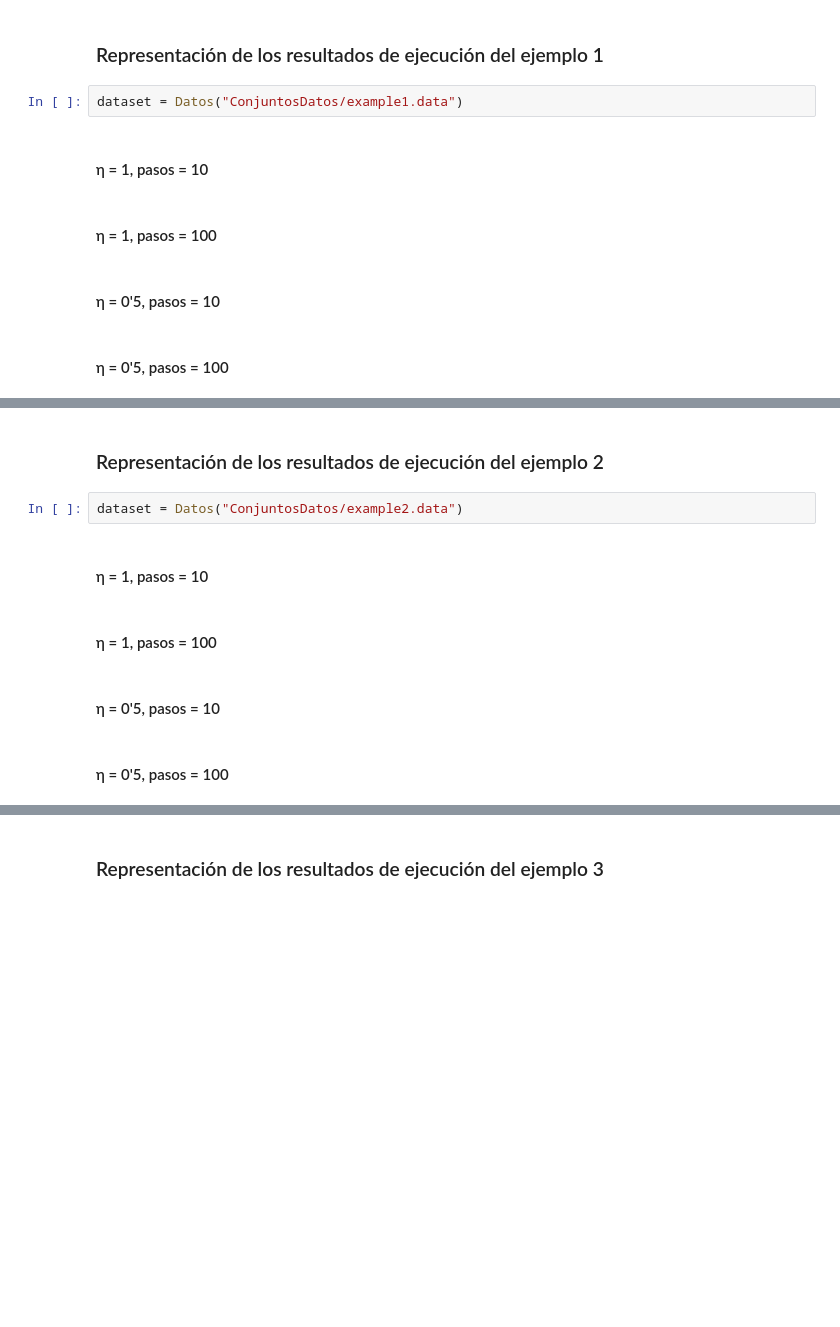
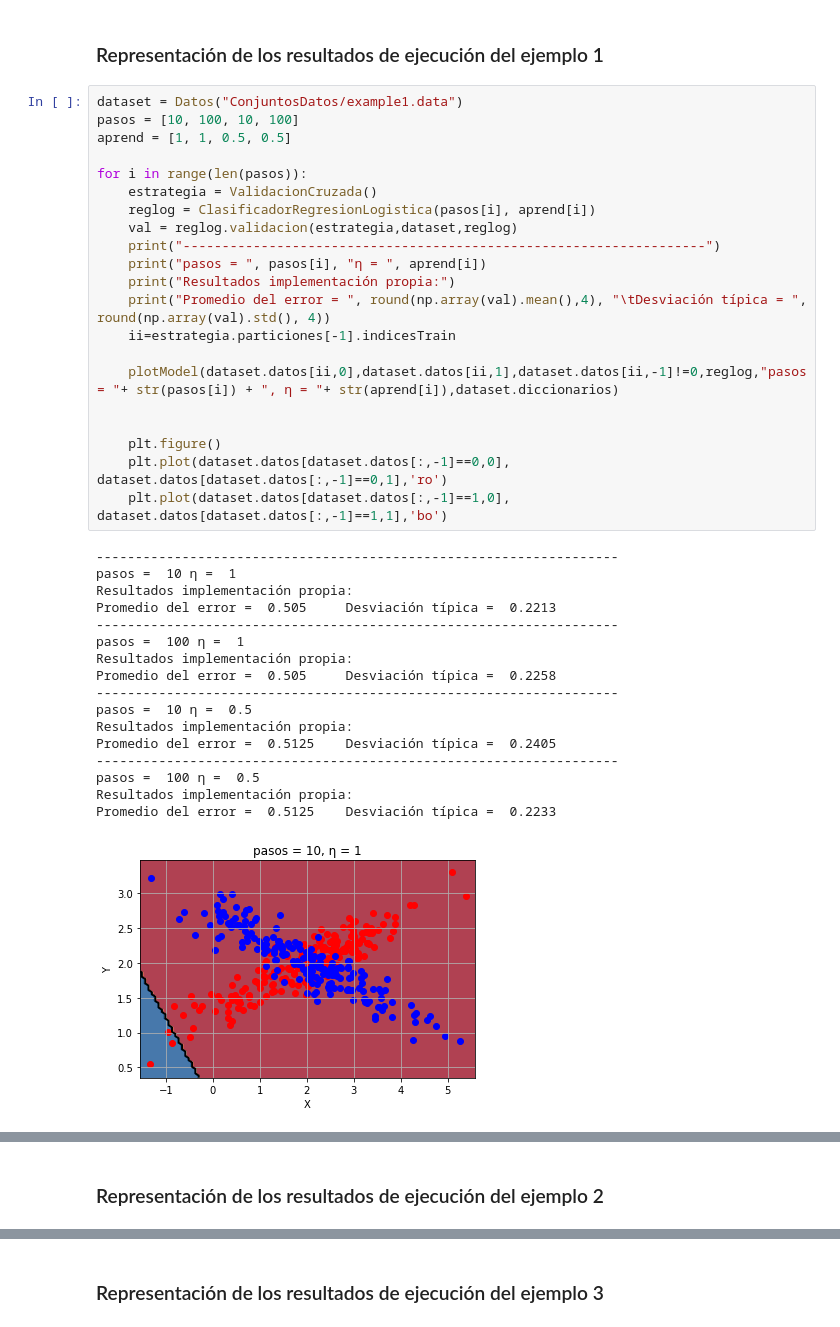
Before and after one commit to RGarciaf/FAA, a Jupyter notebook: code/memoriaP2.ipynb, the cells around one changed output, grey strips where cells are left out. Saved outputs shown, nothing was run; the diff lists cells and outputs as text; blank space fills up the shorter version.

```diff
--- a/code/memoriaP2.ipynb
+++ b/code/memoriaP2.ipynb
@@ -922,13 +1037,42 @@ dataset = Datos("ConjuntosDatos/example4.data")
 ## Regresión Logística
 # %% [markdown]
 ### Representación de los resultados de ejecución del ejemplo 1
-# %%
-dataset = Datos("ConjuntosDatos/example1.data")
-# %% [markdown]
-#### η = 1, pasos = 10
-# %% [markdown]
-#### η = 1, pasos = 100
-# %% [markdown]
-#### η = 0'5, pasos = 10
-# %% [markdown]
-#### η = 0'5, pasos = 100
+# %%
+dataset = Datos("ConjuntosDatos/example1.data")
+pasos = [10, 100, 10, 100]
+aprend = [1, 1, 0.5, 0.5]
+
+for i in range(len(pasos)):
+    estrategia = ValidacionCruzada()
+    reglog = ClasificadorRegresionLogistica(pasos[i], aprend[i])
+    val = reglog.validacion(estrategia,dataset,reglog)
+    print("-------------------------------------------------------------------")
+    print("pasos = ", pasos[i], "η = ", aprend[i])
+    print("Resultados implementación propia:")
+    print("Promedio del error = ", round(np.array(val).mean(),4), "\tDesviación típica = ", round(np.array(val).std(), 4))
+    ii=estrategia.particiones[-1].indicesTrain
+
+    plotModel(dataset.datos[ii,0],dataset.datos[ii,1],dataset.datos[ii,-1]!=0,reglog,"pasos = "+ str(pasos[i]) + ", η = "+ str(aprend[i]),dataset.diccionarios)
+
+
+    plt.figure()
+    plt.plot(dataset.datos[dataset.datos[:,-1]==0,0], dataset.datos[dataset.datos[:,-1]==0,1],'ro')
+    plt.plot(dataset.datos[dataset.datos[:,-1]==1,0], dataset.datos[dataset.datos[:,-1]==1,1],'bo')
+# %% [output]
+-------------------------------------------------------------------
+pasos =  10 η =  1
+Resultados implementación propia:
+Promedio del error =  0.505     Desviación típica =  0.2213
+-------------------------------------------------------------------
+pasos =  100 η =  1
+Resultados implementación propia:
+Promedio del error =  0.505     Desviación típica =  0.2258
+-------------------------------------------------------------------
+pasos =  10 η =  0.5
+Resultados implementación propia:
+Promedio del error =  0.5125    Desviación típica =  0.2405
+-------------------------------------------------------------------
+pasos =  100 η =  0.5
+Resultados implementación propia:
+Promedio del error =  0.5125    Desviación típica =  0.2233
+[figure, added]
@@ -935,12 +1083,2 @@ dataset = Datos("ConjuntosDatos/example1.data")
 # %% [markdown]
 ### Representación de los resultados de ejecución del ejemplo 2
-# %%
-dataset = Datos("ConjuntosDatos/example2.data")
-# %% [markdown]
-#### η = 1, pasos = 10
-# %% [markdown]
-#### η = 1, pasos = 100
-# %% [markdown]
-#### η = 0'5, pasos = 10
-# %% [markdown]
-#### η = 0'5, pasos = 100
```
Also changed, not shown: parts of 71 cells of this notebook, 4 other files.
